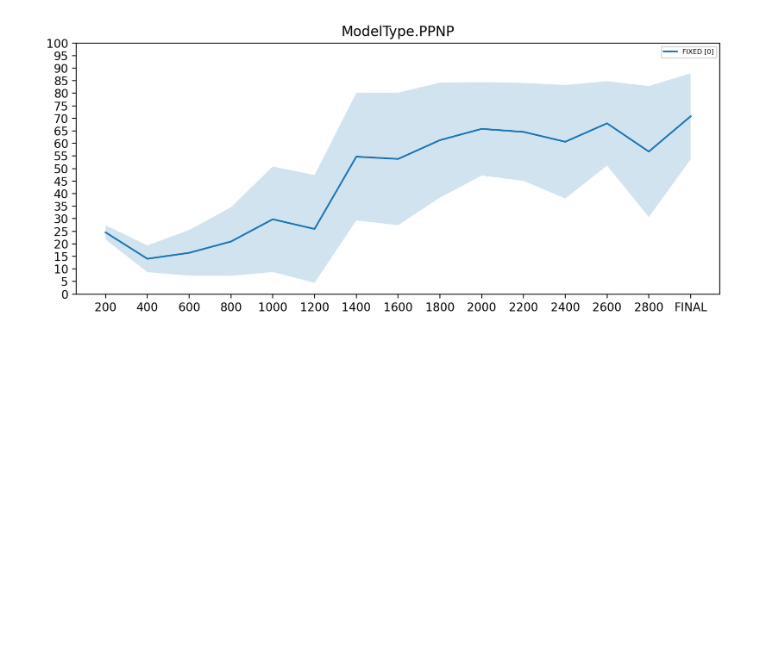
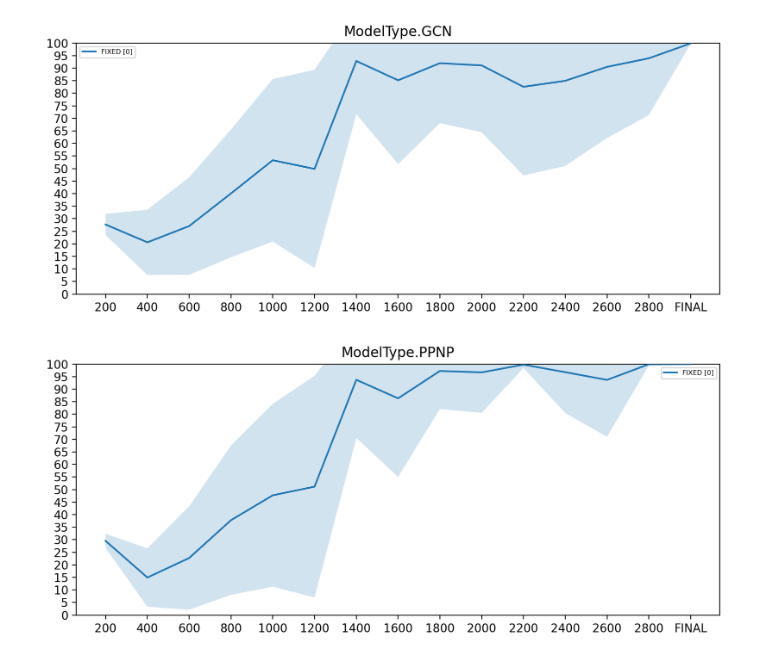
Before and after one commit to antoniooroz/guided-research, a Jupyter notebook: visualizations/active_learning_sbmal.ipynb, the cells around one changed output. Cells and saved outputs as stored; diff of their text form; code cells hidden in the pictures; blank space fills up the shorter version.

```diff
--- a/visualizations/active_learning_sbmal.ipynb
+++ b/visualizations/active_learning_sbmal.ipynb
@@ -6,7 +6,7 @@ import numpy as np
 from math import floor, ceil, sqrt
 
 ############### PARAMS ##################
-tag = "active_learning_sbm_balanced_val0_al2.2_v5"
+tag = "active_learning_sbm_balanced_val0_al2.1_v0"
 only_compare = ['FIXED [0]']
 #########################################
 
@@ -125,31 +125,32 @@ for key, runs in runs_per_model.items():
             'max': run.summary[f"max{SUMMARY_FINAL_ACCURACY}"]*100,
             'min': run.summary[f"min{SUMMARY_FINAL_ACCURACY}"]*100,
             'timestep': 'FINAL',
             'selector': active_learning_selector
         })
 
     sortBy(datapoints)
 
     df = pd.DataFrame(dict(
         x=getColumn(datapoints, 'timestep'),
         y=getColumn(datapoints, 'accuracy'),
         err=getColumn(datapoints, 'deviation'),
         label=getColumn(datapoints, 'selector'),
         minimum=getColumn(datapoints, 'min'),
         maximum=getColumn(datapoints, 'max')))
     groups = df.groupby('label')
 
     fig, ax = plt.subplots(figsize=(10, 4), dpi=200)
     ax.margins(0.05)
     for name, group in groups:
         ax.set_ylim([0.0, 100])
         ax.plot(group.x, group.y, '-', label=name, zorder=10)
         ax.fill_between(group.x, group.y-group.err, group.y+group.err, label=f"_{name}", alpha=0.2, zorder=0)
         #ax.fill_between(group.x, group.minimum, group.maximum, label=f"_{name}", alpha=0.2, zorder=0)
         ax.yaxis.set_ticks(np.arange(0, 105, 5))
 
     ax.legend(fontsize = 'xx-small')
     plt.title(key)
     plt.show()
 # %% [output]
-[figure, old version]
+[figure, new version]
+[figure, added]
```
Also changed, not shown: 2 other files.
